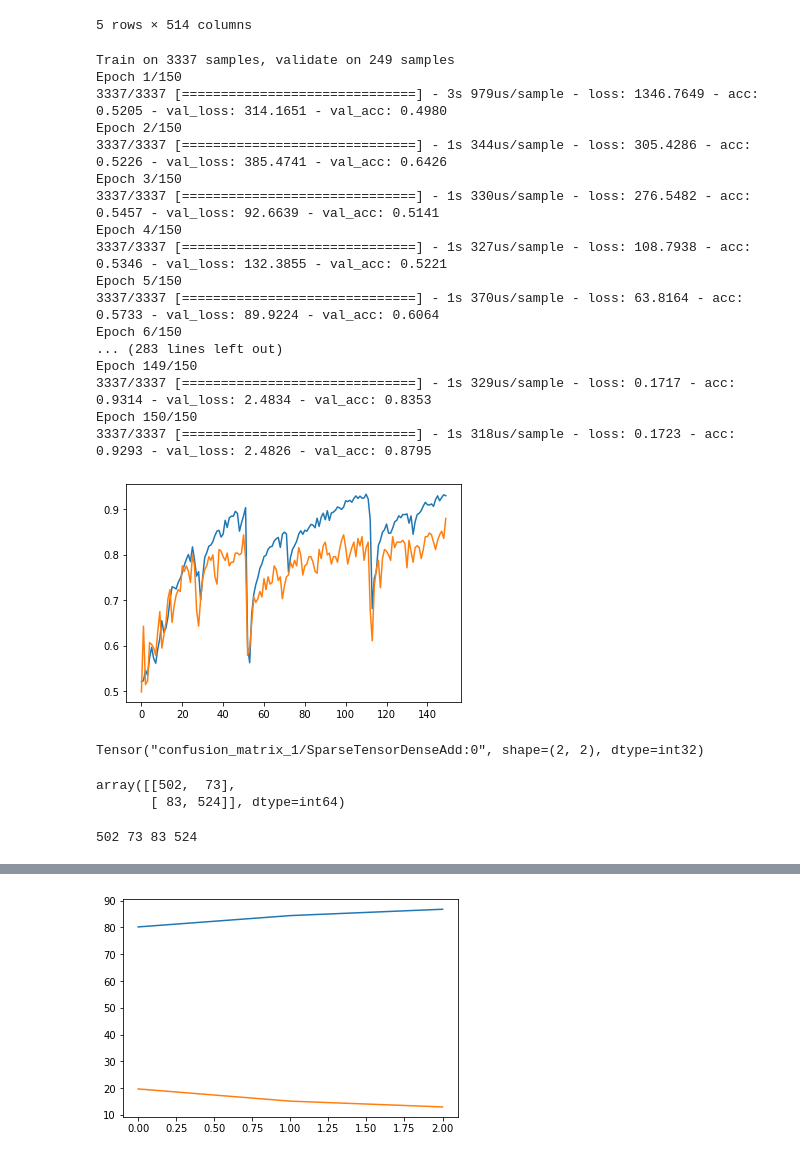
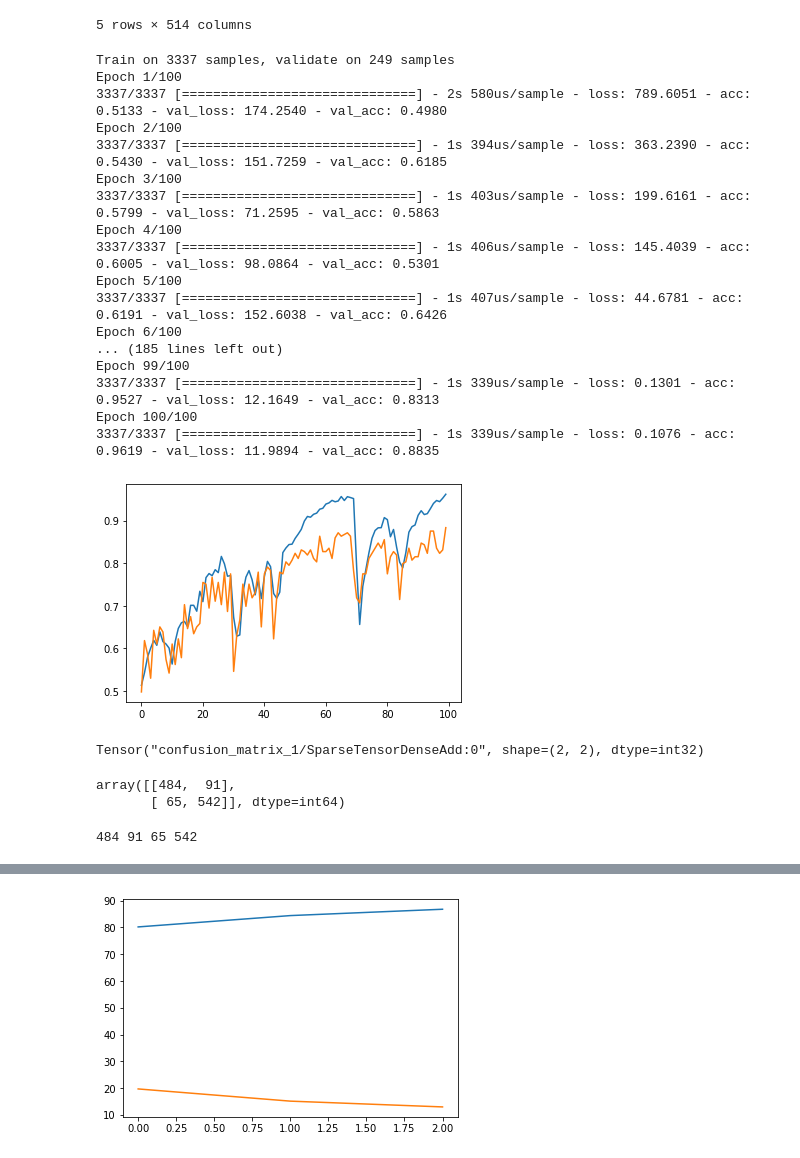
Before and after one commit to k-pratyush/online-signature-verification, a Jupyter notebook: Sign_clean.ipynb, the cells around one changed output, grey strips where cells are left out. Saved outputs shown, nothing was run; the diff lists cells and outputs as text; code cells hidden in the pictures.

```diff
--- a/Sign_clean.ipynb
+++ b/Sign_clean.ipynb
@@ -582,42 +582,43 @@ x_train,x_test,y_train,y_test = train_test_split(fg_data ,label ,test_size = 0.3
 # %%
 def get_compiled_model_user():
     model = tf.keras.Sequential([
+    tf.keras.layers.Dense(400, activation='relu'),
     tf.keras.layers.Dense(350, activation='relu'),
     tf.keras.layers.Dense(250, activation='relu'),
     tf.keras.layers.Dense(200, activation='selu'),
     tf.keras.layers.Dense(100, activation='selu'),
-    tf.keras.layers.Dense(50,activation = 'selu'),
+    tf.keras.layers.Dense(50,activation = 'relu'),
     tf.keras.layers.Dense(1,activation = 'sigmoid')
   ])
 
     model.compile(optimizer=tf.keras.optimizers.Adam(
-    learning_rate=0.001),loss='binary_crossentropy',
+    learning_rate=0.0005),loss='binary_crossentropy',
     metrics=['accuracy'])
     return model
 model_user = get_compiled_model_user()
-historty = model_user.fit(x_train.values,y_train.values,epochs=150,validation_data=(x_test.values[:249], y_test.values[:249]))
+historty = model_user.fit(x_train.values,y_train.values,epochs=100,validation_data=(x_test.values[:249], y_test.values[:249]))
 plt.plot(historty.history['acc'])
 plt.plot(historty.history['val_acc'])
 plt.show()
 # %% [output]
 Train on 3337 samples, validate on 249 samples
-Epoch 1/150
-3337/3337 [==============================] - 3s 979us/sample - loss: 1346.7649 - acc: 0.5205 - val_loss: 314.1651 - val_acc: 0.4980
-Epoch 2/150
-3337/3337 [==============================] - 1s 344us/sample - loss: 305.4286 - acc: 0.5226 - val_loss: 385.4741 - val_acc: 0.6426
-Epoch 3/150
-3337/3337 [==============================] - 1s 330us/sample - loss: 276.5482 - acc: 0.5457 - val_loss: 92.6639 - val_acc: 0.5141
-Epoch 4/150
-3337/3337 [==============================] - 1s 327us/sample - loss: 108.7938 - acc: 0.5346 - val_loss: 132.3855 - val_acc: 0.5221
-Epoch 5/150
-3337/3337 [==============================] - 1s 370us/sample - loss: 63.8164 - acc: 0.5733 - val_loss: 89.9224 - val_acc: 0.6064
-Epoch 6/150
-... (283 lines left out)
-Epoch 149/150
-3337/3337 [==============================] - 1s 329us/sample - loss: 0.1717 - acc: 0.9314 - val_loss: 2.4834 - val_acc: 0.8353
-Epoch 150/150
-3337/3337 [==============================] - 1s 318us/sample - loss: 0.1723 - acc: 0.9293 - val_loss: 2.4826 - val_acc: 0.8795
+Epoch 1/100
+3337/3337 [==============================] - 2s 580us/sample - loss: 789.6051 - acc: 0.5133 - val_loss: 174.2540 - val_acc: 0.4980
+Epoch 2/100
+3337/3337 [==============================] - 1s 394us/sample - loss: 363.2390 - acc: 0.5430 - val_loss: 151.7259 - val_acc: 0.6185
+Epoch 3/100
+3337/3337 [==============================] - 1s 403us/sample - loss: 199.6161 - acc: 0.5799 - val_loss: 71.2595 - val_acc: 0.5863
+Epoch 4/100
+3337/3337 [==============================] - 1s 406us/sample - loss: 145.4039 - acc: 0.6005 - val_loss: 98.0864 - val_acc: 0.5301
+Epoch 5/100
+3337/3337 [==============================] - 1s 407us/sample - loss: 44.6781 - acc: 0.6191 - val_loss: 152.6038 - val_acc: 0.6426
+Epoch 6/100
+... (185 lines left out)
+Epoch 99/100
+3337/3337 [==============================] - 1s 339us/sample - loss: 0.1301 - acc: 0.9527 - val_loss: 12.1649 - val_acc: 0.8313
+Epoch 100/100
+3337/3337 [==============================] - 1s 339us/sample - loss: 0.1076 - acc: 0.9619 - val_loss: 11.9894 - val_acc: 0.8835
-[figure, old version]
+[figure, new version]
 # %%
 pred = model_user.predict(x_test[249:])
 # %%
@@ -635,13 +636,13 @@ Tensor("confusion_matrix_1/SparseTensorDenseAdd:0", shape=(2, 2), dtype=int32)
 user_conf = confusion_matrix(y_test[249:], outcome)
 user_conf
 # %% [output]
-array([[502,  73],
-       [ 83, 524]], dtype=int64)
+array([[484,  91],
+       [ 65, 542]], dtype=int64)
 # %%
 tn, fp, fn, tp = confusion_matrix(y_test[249:], outcome).ravel()
 print(tn,fp,fn,tp)
 # %% [output]
-502 73 83 524
+484 91 65 542
 # %%
 (tn+tp)/(tn+fp+fn+tp)
 # %% [output]
```
Also changed, not shown: parts of 2 cells of this notebook, 2 other files.
